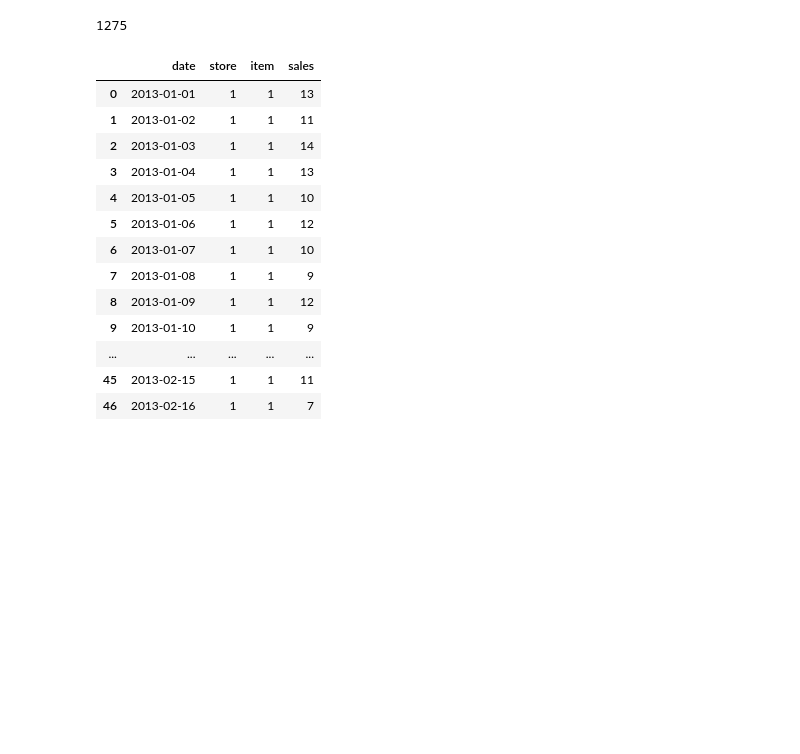
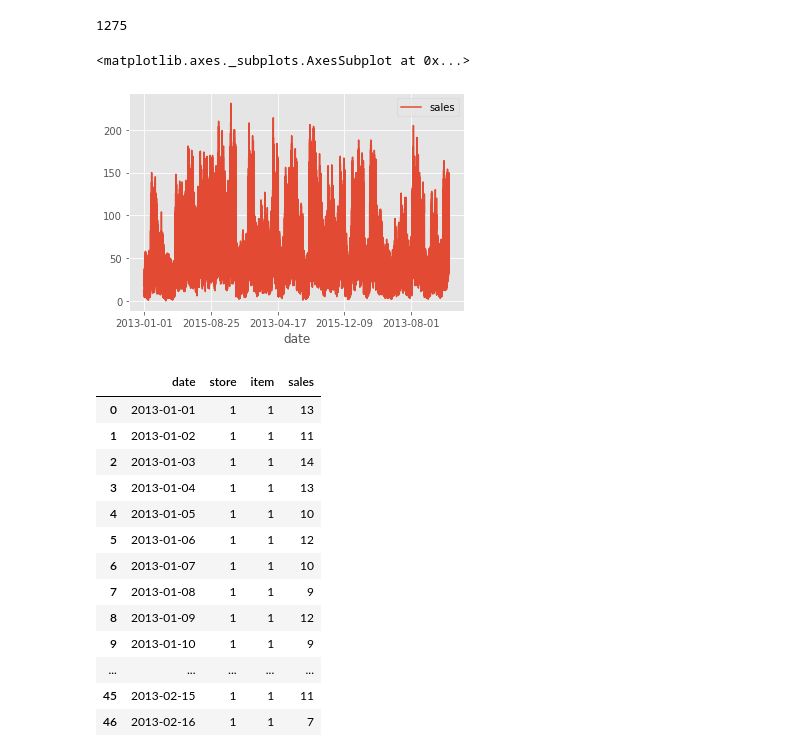
Before and after one commit to sh-biswas/demand-forecasting_Cogs109Final, a Jupyter notebook: Report.ipynb, the cells around one changed output. Cells and saved outputs as stored; diff of their text form; code cells hidden in the pictures; blank space fills up the shorter version.

```diff
--- a/Report.ipynb
+++ b/Report.ipynb
@@ -65,7 +65,10 @@ print(items)
 # %% [output]
 1275
 # %%
-#train.plot('date', 'sales')
+train.plot('date', 'sales')
+# %% [output]
+<matplotlib.axes._subplots.AxesSubplot at 0x...>
+[figure, added]
 # %%
 train.head(50)
 # %% [output]
```
